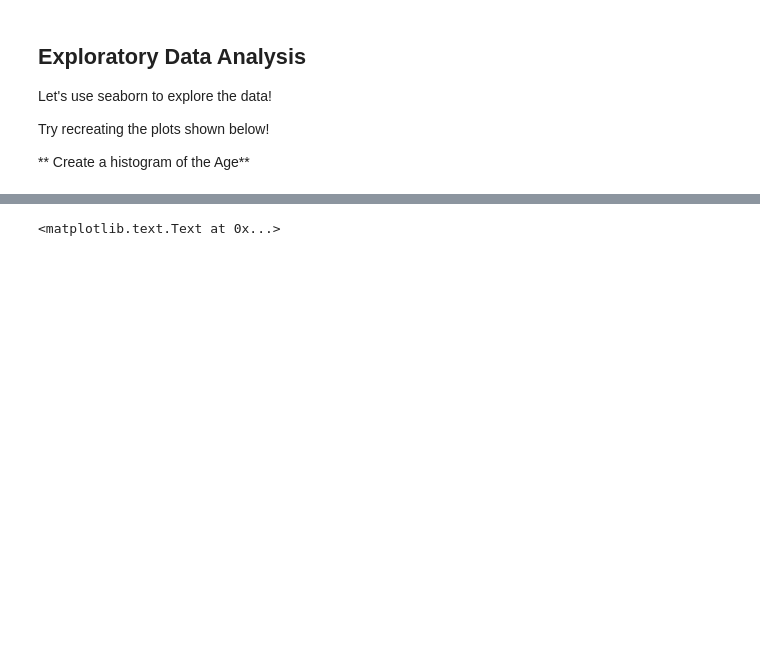
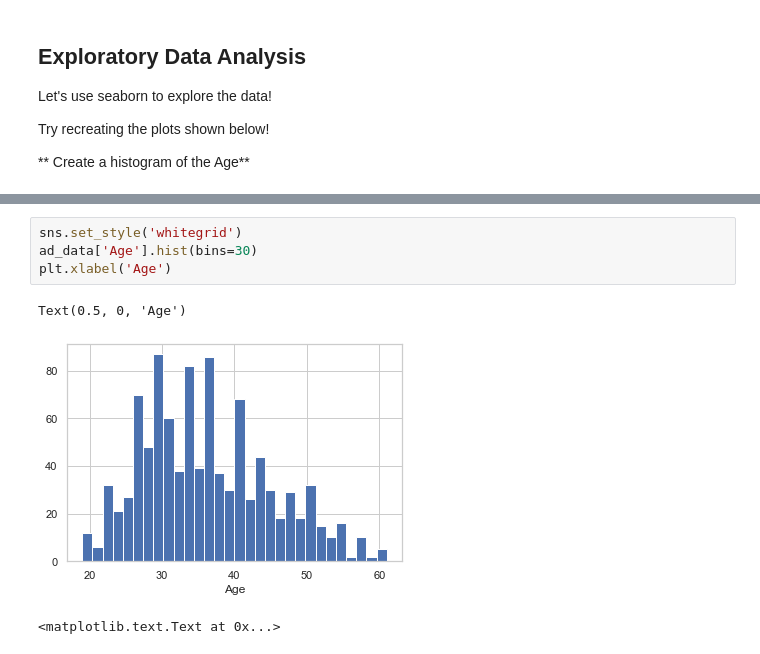
Before and after one commit to jonnohuang/Python-for-Data-Science-and-Machine-Learning-Bootcamp, a Jupyter notebook: 13-Logistic-Regression/02-Logistic Regression Project.ipynb, the cells around one changed output, grey strips where cells are left out. Drawn from its saved outputs; the diff is of its cells as text; blank space fills up the shorter version.

```diff
--- a/13-Logistic-Regression/02-Logistic Regression Project.ipynb
+++ b/13-Logistic-Regression/02-Logistic Regression Project.ipynb
@@ -77,3 +133,10 @@ Try recreating the plots shown below!
+# %%
+sns.set_style('whitegrid')
+ad_data['Age'].hist(bins=30)
+plt.xlabel('Age')
+# %% [output]
+Text(0.5, 0, 'Age')
+[figure, added]
 # %%
 # %% [output]
 <matplotlib.text.Text at 0x...>
```
Also changed, not shown: parts of 21 cells of this notebook, 3 other files.
